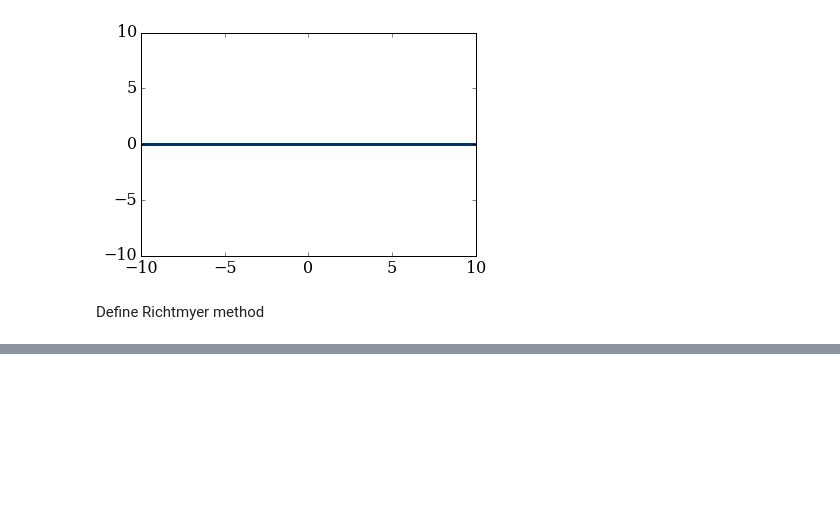
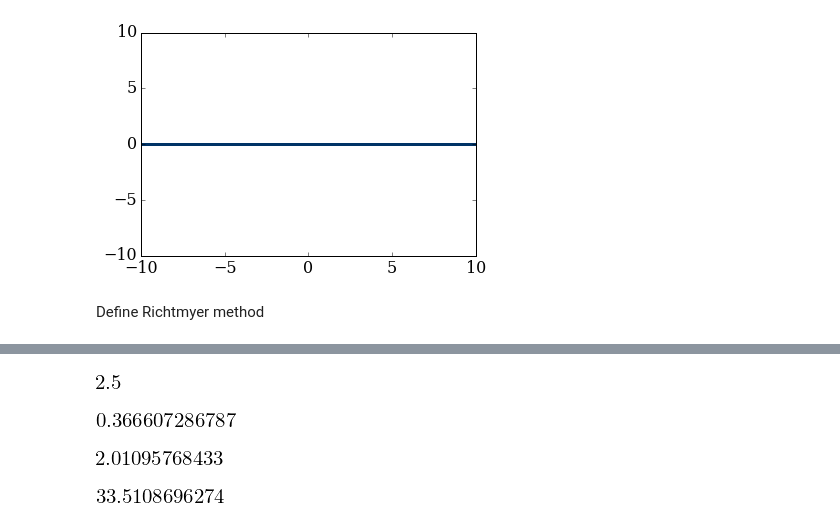
Before and after one commit to Dmphelps89/mae6286, a Jupyter notebook: workspace/module_3_assignment.ipynb, the cells around one changed output, grey strips where cells are left out. Drawn from its saved outputs; the diff is of its cells as text; code cells hidden in the pictures; blank space fills up the shorter version.

```diff
--- a/workspace/module_3_assignment.ipynb
+++ b/workspace/module_3_assignment.ipynb
@@ -158,0 +170,16 @@ numpy.shape(u_star)
+# %%
+x[50]
+# %% [output]
+[figure, added]
+# %%
+u[50,0]
+# %% [output]
+[figure, added]
+# %%
+u[50,1]
+# %% [output]
+[figure, added]
+# %%
+u[50,2]
+# %% [output]
+[figure, added]
```
Also changed, not shown: parts of 11 cells of this notebook.
